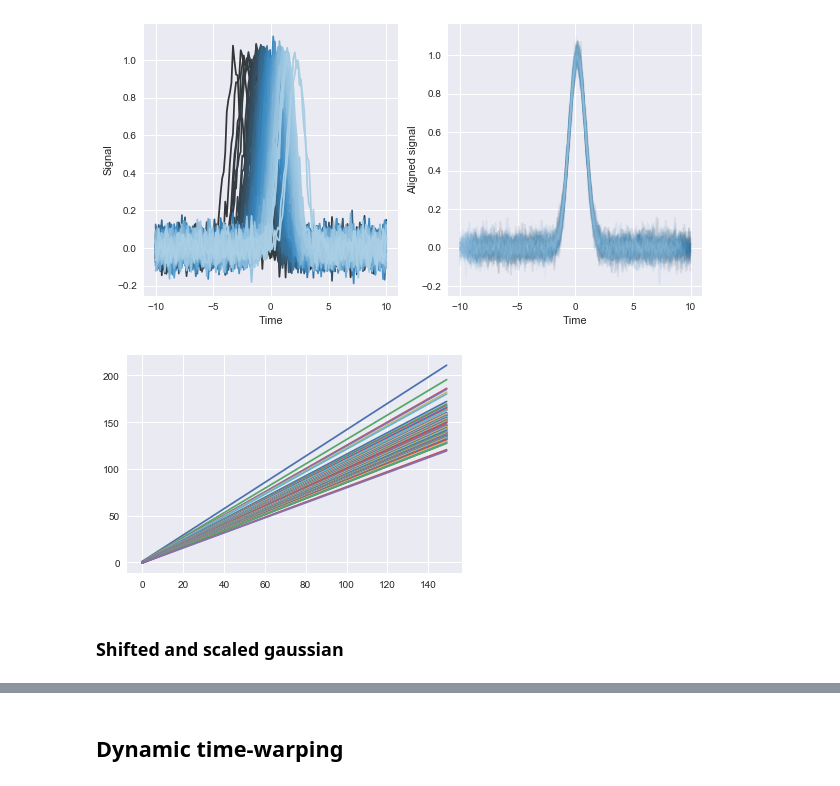
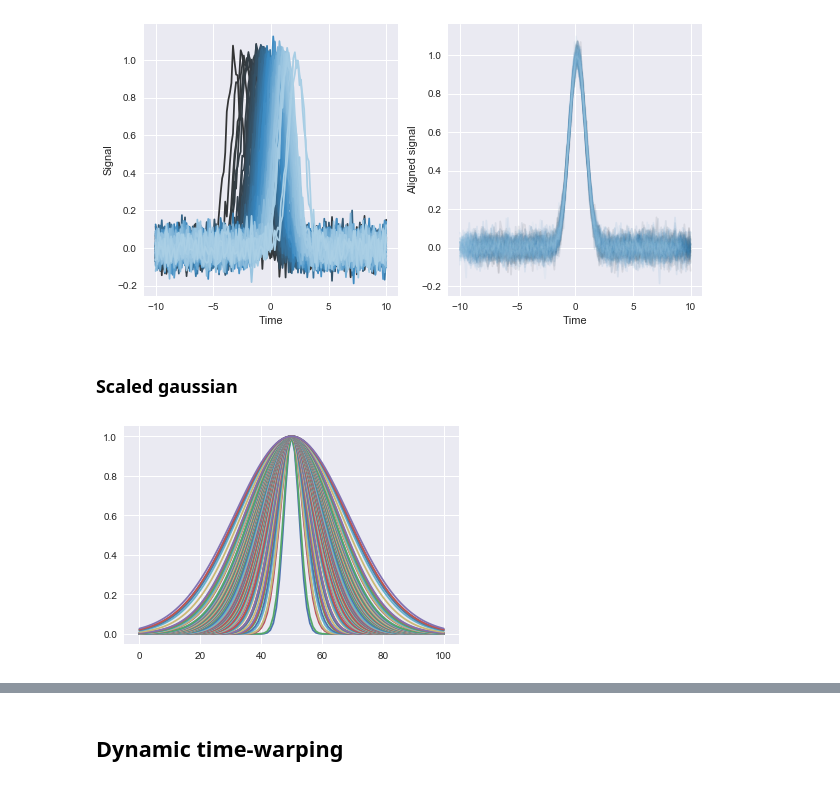
Before and after one commit to lmn93beo/twPCA-Neural-Analysis, a Jupyter notebook: twpca_neural_analysis.ipynb, the cells around one changed output, grey strips where cells are left out. Saved outputs shown, nothing was run; the diff lists cells and outputs as text; code cells hidden in the pictures.

Commit message:
Code for scaled Gaussian works: by changing origin_idx and increase the number of iterations + learning rate

```diff
--- a/twpca_neural_analysis.ipynb
+++ b/twpca_neural_analysis.ipynb
@@ -71,9 +66,5 @@ for i in range(nsamples):
 plt.savefig('twpca_gaussians_100_171101_seed1234_initwarp_shift_warptype_shift2.pdf')
 # %% [output]
 [figure]
-# %%
-plt.plot(warp_gauss.T);
-# %% [output]
-[figure, removed]
 # %% [markdown]
-### Shifted and scaled gaussian
+### Scaled gaussian
@@ -82,0 +71,19 @@ plt.plot(data_gauss[2][:,:,0].T);
+# %%
+t = np.linspace(-10, 10, 101)
+np.random.seed(1231)
+nsamples = 100
+jitters = np.random.randn(nsamples)
+scale_jitters = np.abs(np.random.normal(loc=3, size=nsamples))
+scale_jitters = np.sort(scale_jitters)
+
+sort_jitters = np.sort(jitters)
+
+array = [gauss_fun(t, 0, sigma) for sigma in scale_jitters]
+all_obs = np.vstack(array)
+
+# Add noise
+#noise = np.random.normal(scale=0.05, size=all_obs.shape)
+#all_obs += noise
+plt.plot(all_obs[:,].T);
+# %% [output]
+[figure, added]
```
Also changed, not shown: parts of 14 cells of this notebook.
